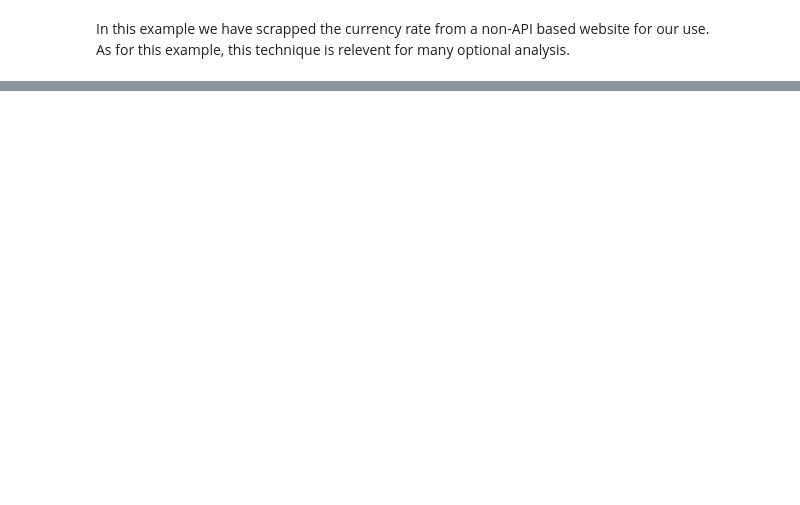
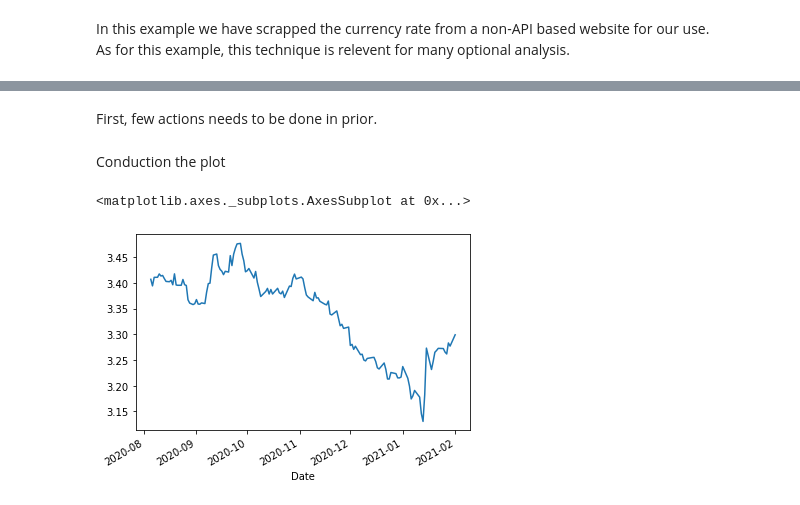
Before and after one commit to aiola-lab/tomers-playground, a Jupyter notebook: OJT/Excel-to-Pandas - Currency .ipynb, the cells around one changed output, grey strips where cells are left out. Cells and saved outputs as stored; diff of their text form; code cells hidden in the pictures; blank space fills up the shorter version.

```diff
--- a/OJT/Excel-to-Pandas - Currency .ipynb
+++ b/OJT/Excel-to-Pandas - Currency .ipynb
@@ -330,0 +330,2 @@ So, one last tip from me to you, don't be afraid of looking for your data source
+# %% [markdown]
+First, few actions needs to be done in prior.
@@ -330,0 +334,11 @@ So, one last tip from me to you, don't be afraid of looking for your data source
+# %%
+df['Date'] = pd.to_datetime(df['Date'])
+# %%
+df = df.set_index('Date')
+# %% [markdown]
+Conduction the plot
+# %%
+df['Rate'].plot()
+# %% [output]
+<matplotlib.axes._subplots.AxesSubplot at 0x...>
+[figure, added]
```
Also changed, not shown: parts of 54 cells of this notebook.
